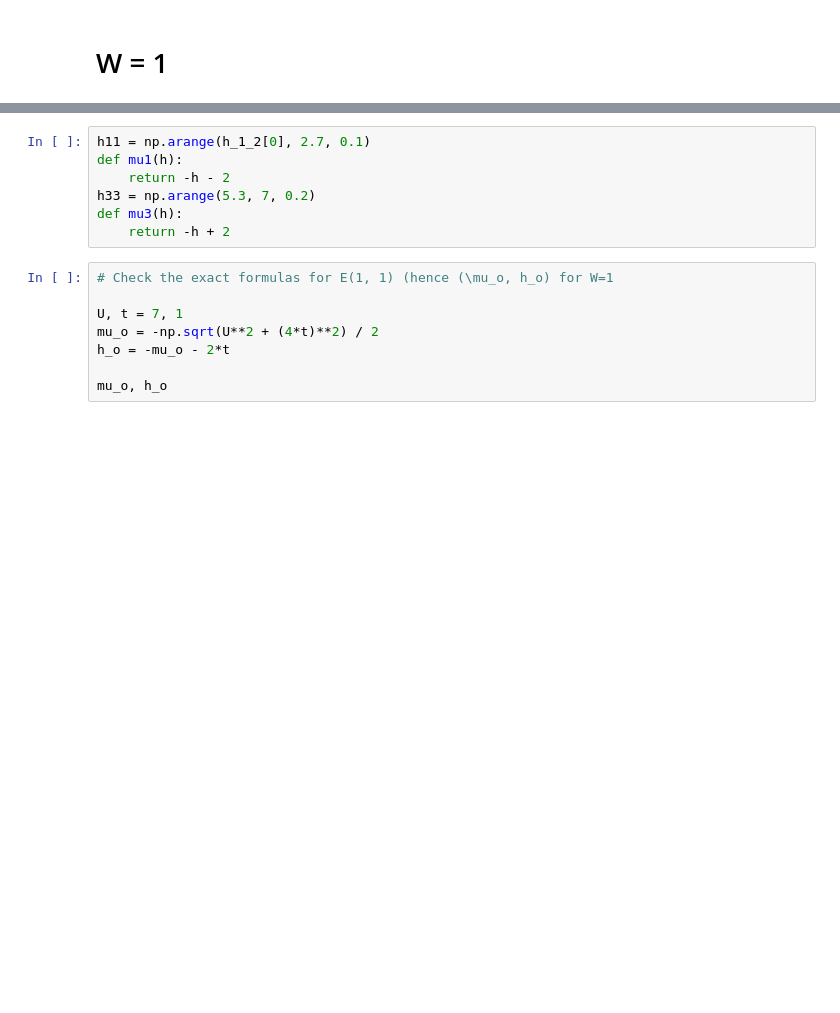
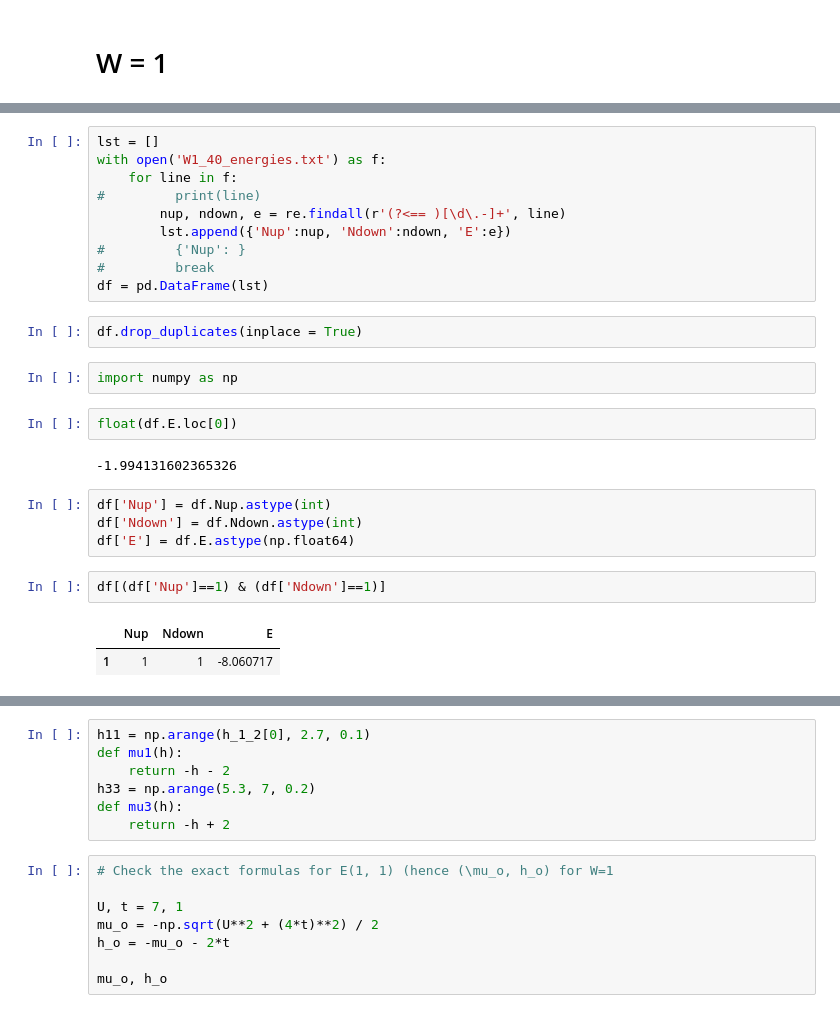
Before and after one commit to mindelly/diagrams2, a Jupyter notebook: 2,3,4,5 Comparison/comparison_2.ipynb, the cells around one changed output, grey strips where cells are left out. Drawn from its saved outputs; the diff is of its cells as text; blank space fills up the shorter version.

```diff
--- a/2,3,4,5 Comparison/comparison_2.ipynb
+++ b/2,3,4,5 Comparison/comparison_2.ipynb
@@ -321,0 +319,27 @@ plt.tick_params(axis='both', which='major', labelsize=18)
+# %%
+lst = []
+with open('W1_40_energies.txt') as f:
+    for line in f:
+#         print(line)
+        nup, ndown, e = re.findall(r'(?<== )[\d\.-]+', line)
+        lst.append({'Nup':nup, 'Ndown':ndown, 'E':e})
+#         {'Nup': }
+#         break
+df = pd.DataFrame(lst)
+# %%
+df.drop_duplicates(inplace = True)
+# %%
+import numpy as np
+# %%
+float(df.E.loc[0])
+# %% [output]
+-1.994131602365326
+# %%
+df['Nup'] = df.Nup.astype(int)
+df['Ndown'] = df.Ndown.astype(int)
+df['E'] = df.E.astype(np.float64)
+# %%
+df[(df['Nup']==1) & (df['Ndown']==1)]
+# %% [output]
+|  | Nup | Ndown | E |
+| 1 | 1 | 1 | -8.060717 |
```
Also changed, not shown: parts of 13 cells of this notebook, 4 other files.
